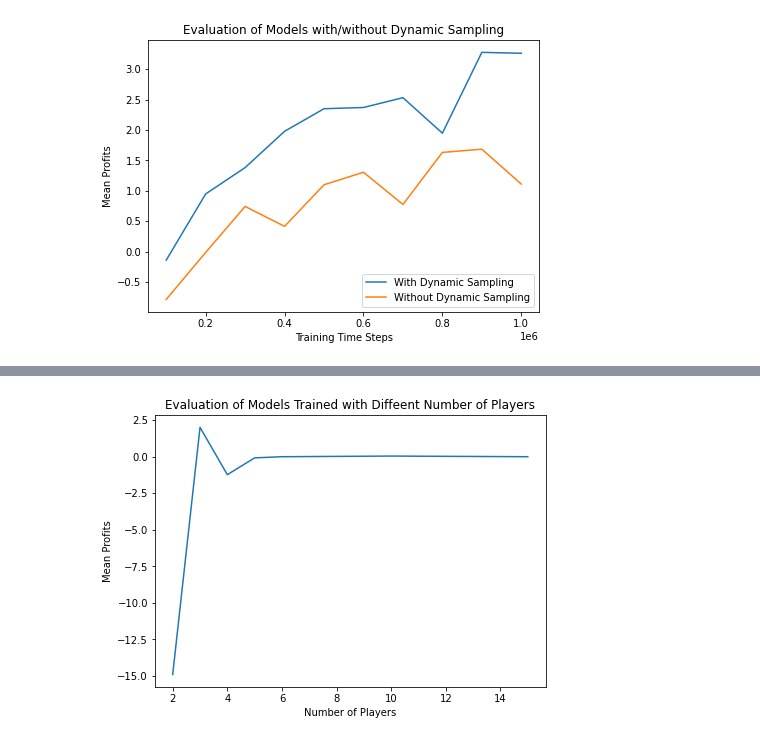
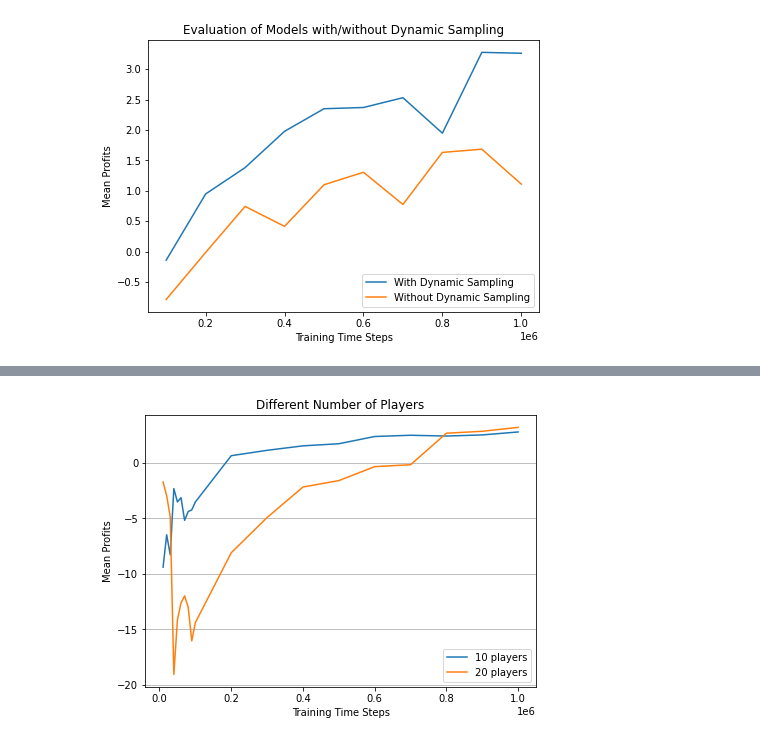
Before and after one commit to dashends/CMSC828M-Trading-Game, a Jupyter notebook: plot_experiment_results.ipynb, the cells around one changed output, grey strips where cells are left out. Cells and saved outputs as stored; diff of their text form; code cells hidden in the pictures.

```diff
--- a/plot_experiment_results.ipynb
+++ b/plot_experiment_results.ipynb
@@ -474,0 +503,10 @@ WARNING:tensorflow:From d:\anaconda\envs\env_python_3.6\lib\site-packages\tensor
+# %%
+"""
+with open("name_to_scores_more_players", 'wb') as f:
+    pickle.dump(name_to_scores, f)
+"""
+# %%
+"""
+with open("name_to_scores_more_players", 'rb') as f:
+    name_to_scores = pickle.load(f)
+"""
@@ -474,0 +571,6 @@ WARNING:tensorflow:From d:\anaconda\envs\env_python_3.6\lib\site-packages\tensor
+# %%
+with open("name_to_scores_tuning", 'wb') as f:
+    pickle.dump(name_to_scores, f)
+# %%
+with open("name_to_scores_tuning", 'rb') as f:
+    name_to_scores = pickle.load(f)
@@ -564,36 +755,41 @@ with open("name_to_scores_more_players", 'rb') as f:
 # %%
-def plot_mean(name_to_scores, title, xlabel, plot_std=False):
-    # colors = cm.rainbow(np.linspace(0, 1, len(name_to_scores.keys())))
-    scores = []
-    stds = []
-    xs = []
-    for name in name_to_scores.keys():
-        score, std = name_to_scores[name]
-        scores.append(score)
-        stds.append(std)
-        xs.append(name)
+# time_steps = [              100000, 200000, 300000, 400000, 500000, 600000, 700000, 800000, 900000, 1000000]
 
-    plt.plot(xs, scores, linestyle="-")
-    plt.ylabel("Mean Profits")
-    if plot_std == True:
-        plt.fill_between(xs, [score + std for score, std in zip(scores, stds)],
-                         [score - std for score, std in zip(scores, stds)], facecolor='yellow', alpha=0.1)
-        plt.ylabel("Mean Profits With Standard Deviation Interval")
+def plot_cards(xs, name_to_scores, title, std=False, std_interval=False):
+    colors = cm.rainbow(np.linspace(0, 1, len(name_to_scores.keys())))
 
-    # plt.legend(loc="lower right")
+    if std:
+        plt.ylabel("Standard Deviation Profits")
+    else:
+        plt.ylabel("Mean Profits")
+
+    for name, c in zip(name_to_scores.keys(), colors):
+        if std:
+            scores = name_to_scores[name][1]
+        else:
+            scores = name_to_scores[name][0]
+        plt.plot(xs, scores, label=str(name) +" players",
+                     linestyle="-") # print mean rewards
+
+        if std_interval == True:
+            stds = name_to_scores[name][1]
+            plt.fill_between(xs, [score + std for score, std in zip(scores, stds)],
+                             [score - std for score, std in zip(scores, stds)], facecolor=c, alpha=0.1)
+            plt.ylabel("Mean Profits With Standard Deviation Interval")
+
+    plt.legend(loc="lower right")
     plt.title(title)
-    plt.xlabel(xlabel)
-
+    plt.xlabel("Training Time Steps")
     # plt.xscale('log')
 
     fig = plt.gcf()
     fig.set_size_inches(7, 5)
     # fig.savefig('test2png.png', dpi=100)
-
+    plt.grid(axis = 'y')
     plt.show()
 
 
-plot_mean(name_to_scores, "Evaluation of Models Trained with Diffeent Number of Players",
-          "Number of Players", plot_std=False)
+plot_cards(time_steps, name_to_scores, "Different Number of Players",
+                  std=False, std_interval=False)
 # %% [output]
-[figure, old version]
+[figure, new version]
```
Also changed, not shown: parts of 31 cells of this notebook, 22 other files.
